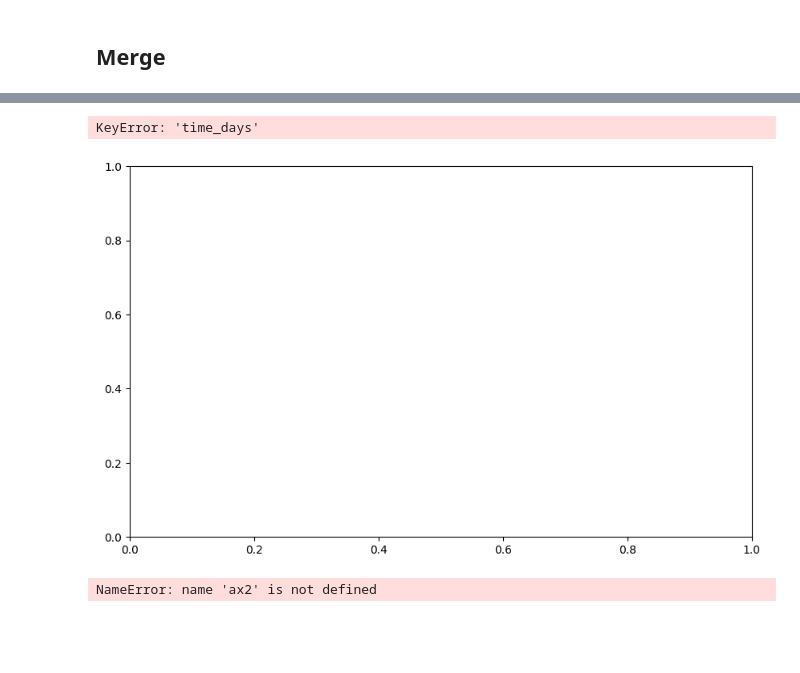
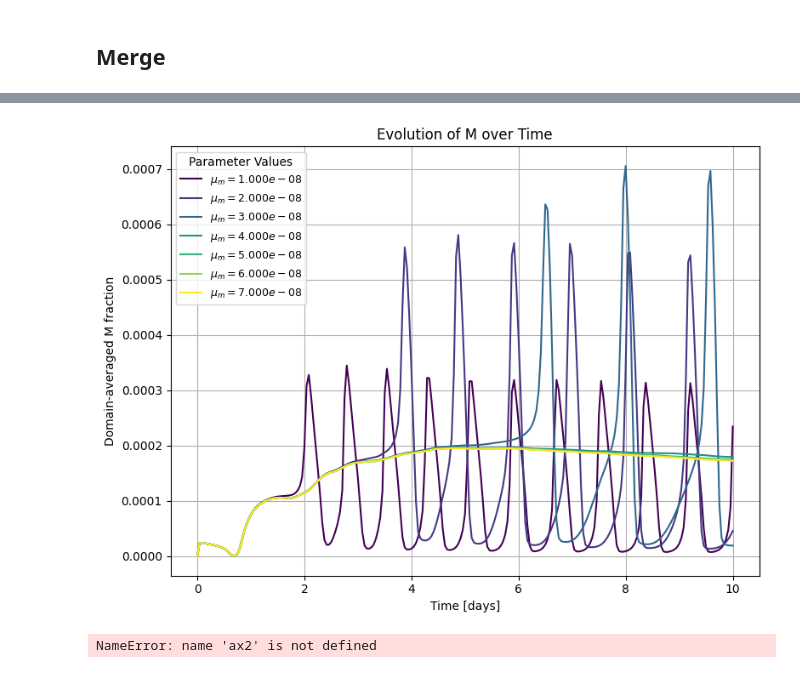
Before and after one commit to duke-igem-2025/biofilmFoam, a Jupyter notebook: dev/biofilmFoam/Data Analysis.ipynb, the cells around one changed output, grey strips where cells are left out. Cells and saved outputs as stored; diff of their text form; code cells hidden in the pictures; blank space fills up the shorter version.

```diff
--- a/dev/biofilmFoam/Data Analysis.ipynb
+++ b/dev/biofilmFoam/Data Analysis.ipynb
@@ -7,7 +7,7 @@ import matplotlib.pyplot as plt
 import pandas as pd
 import os
 
-base_dir = 'scan_results/'  # current directory
+base_dir = 'scan_results_2.2/'  # current directory
 all_runs = []
 
 for folder_name in os.listdir(base_dir):
@@ -18,14 +18,17 @@ for folder_name in os.listdir(base_dir):
         m_file = os.path.join(folder_path, 'Mtot_fraction.dat')
         eps_file = os.path.join(folder_path, 'EPS_fraction.dat')
         auto_file = os.path.join(folder_path, 'autoinducer.dat')
+        n_file = os.path.join(folder_path, 'Ntot_fraction.dat')
         if os.path.exists(m_file) and os.path.exists(eps_file):
             m_df = pd.read_csv(m_file, sep=r'\s+', header=None, names=['time', 'M'])
             eps_df = pd.read_csv(eps_file, sep=r'\s+', header=None, names=['time', 'EPS'])
             a_df = pd.read_csv(auto_file, sep=r'\s+', header=None, names=['time', 'A'])
+            n_df = pd.read_csv(n_file, sep=r'\s+', header=None, names=['time', 'N'])
 
             df = m_df.merge(eps_df, on='time')
             df = df.merge(a_df, on='time')
-            df = df.rename(columns={'M': f'M_{folder_name}', 'EPS': f'EPS_{folder_name}', 'A': f'A_{folder_name}'})
+            df = df.merge(n_df, on='time')
+            df = df.rename(columns={'M': f'M_{folder_name}', 'EPS': f'EPS_{folder_name}', 'A': f'A_{folder_name}', 'N': f'N_{folder_name}'})
             all_runs.append(df.set_index('time'))
 
 combined_df = pd.concat(all_runs, axis=1)
@@ -95,37 +130,47 @@ plt.show()
 # %%
+import re
+import numpy as np
 import matplotlib.pyplot as plt
 
-fig, ax1 = plt.subplots(figsize=(10,6))
+# Extract numeric part from the column name
+def extract_number(col):
+    match = re.search(r"[-+]?\d*\.?\d+(?:[eE][-+]?\d+)?", col)
+    if match:
+        return float(match.group())
+    return float("inf")
 
-# Left axis: M and EPS
-ax1.plot(df['time_days'], df['M_base']*3, label='M 10', color='blue', linewidth=2)
-# ax1.plot(df['time_days'], df['M_enzyme_autoinducer_10'], label='M 10E', color='red', linewidth=2)
+def tau_label(col):
+    """Convert column name like M_tau_0.01 → 'τ=0.01'"""
+    num = extract_number(col)
+    return rf"$\mu_{{m}}={num:.{3}e}$"
 
+# Get only M columns
+m_columns = [col for col in df.columns if re.match(r"^N_tau_[-+]?\d*\.?\d+(?:[eE][-+]?\d+)?$", col)]
+m_columns.sort(key=extract_number)
 
-ax1.plot(df['time_days'], df['EPS_base']*7, label='EPS 10', color='blue', linewidth=2, linestyle='--')
-# ax1.plot(df['time_days'], df['EPS_enzyme_autoinducer_10'], label='EPS 10E', color='red', linewidth=2, linestyle='--')
+# Colors
+taus = [extract_number(c) for c in m_columns]
+colors = plt.cm.viridis(np.linspace(0, 1, len(taus)))
 
-ax1.set_xlabel('Time (days)')
-ax1.set_ylabel('M and EPS Concentration')
-ax1.grid(True)
+# --- Single plot ---
+fig, ax = plt.subplots(figsize=(8,6))
 
-# # Right axis: Autoinducer A
-# ax2 = ax1.twinx()
-# ax2.plot(df['time_days'], df['A_base_autoinducer_10'], label='A 10', color='green', linewidth=2)
-# ax2.plot(df['time_days'], df['A_enzyme_autoinducer_10'], label='A 10E', color='orange', linewidth=2)
-# ax2.set_ylabel('Autoinducer (A)')
+for col, color in zip(m_columns, colors):
+    ax.plot(df["time"]/86400, df[col], label=tau_label(col), color=color)
 
-# Combine legends from both axes
-lines_1, labels_1 = ax1.get_legend_handles_labels()
-lines_2, labels_2 = ax2.get_legend_handles_labels()
-ax1.legend(lines_1 + lines_2, labels_1 + labels_2, loc='upper left')
+ax.set_xlabel("Time [days]")
+ax.set_ylabel("Domain-averaged M fraction")
+ax.set_title("Evolution of M over Time")
+ax.grid(True)
 
-plt.title('M, EPS, and Autoinducer over Time under Different Conditions')
+# Legend
+ax.legend(fontsize=9, title="Parameter Values")
+
 plt.tight_layout()
+# plt.savefig("M_only.png", dpi=300, bbox_inches="tight")
 plt.show()
 # %% [output]
-KeyError: 'time_days'
-[figure, old version]
+[figure, new version]
 # %%
 import matplotlib.pyplot as plt
 
```
Also changed, not shown: parts of 2 cells of this notebook, 22 other files.
